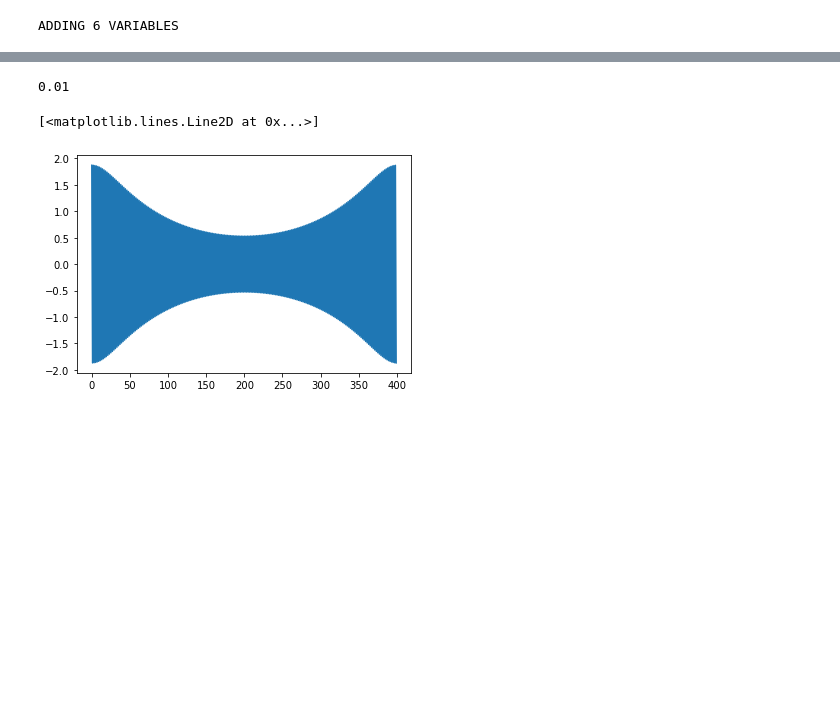
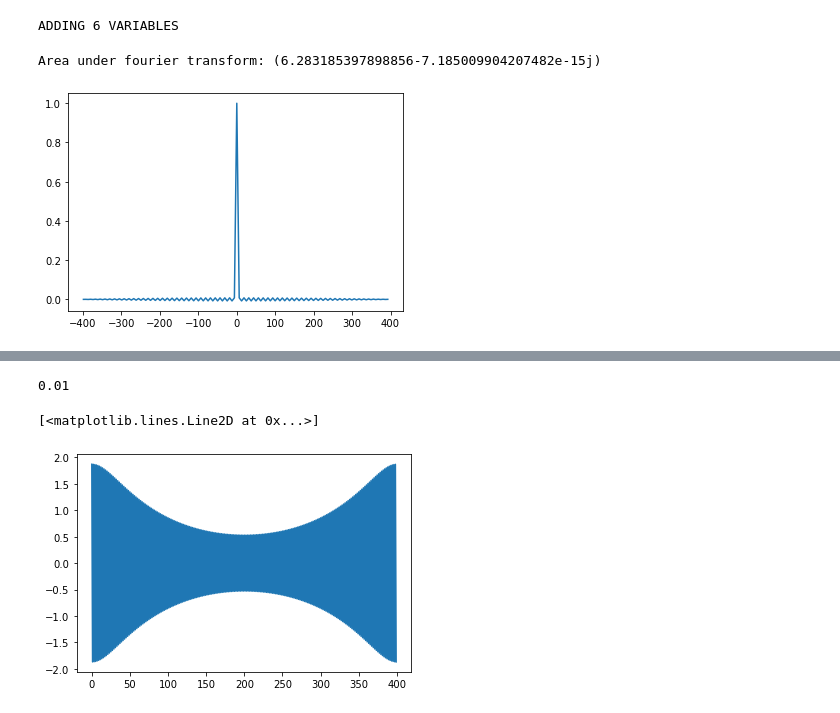
Before and after one commit to jlcbrown/FFT_hypoexp_comp, a Jupyter notebook: FFT_computation_testing.ipynb, the cells around one changed output, grey strips where cells are left out. Drawn from its saved outputs; the diff is of its cells as text; code cells hidden in the pictures; blank space fills up the shorter version.

Commit message:
Add continuous FT calculator

```diff
--- a/FFT_computation_testing.ipynb
+++ b/FFT_computation_testing.ipynb
@@ -51,3 +53,57 @@ def bihypoexponential_fourier_outputs_trunc(evalMax, evaluations,evalWidth):
 
 
 #print(numpy.fft.fft(biexponential_fourier_outputs(fftEvaluationMax, fftEvaluationWidth)))
+# %%
+"""
+Understand FFT normalization and scale
+"""
+N = 128
+assert np.amax(np.fft.fft(np.ones(N))) == N # This is equiv to sum on phase times amp
+assert np.amax(np.fft.ifft(np.ones(N))) == 1 # This is 1/N times sum on phase times amp
+
+def t_from_x(x):
+    """
+    Get corresponding fourier sample points assuming even spacing
+    """
+    N = len(x)
+    dx = x[1] - x[0]
+    t = np.arange(-1 / (2 * dx), 1 / (2 * dx), 1 / (N * dx)) * math.tau
+    return(t)
+
+def cont_ft(x, t, f, mode):
+    """
+    Perform a continuous fourier transform the slow way (for checking answers)
+
+    Args:
+        x: Sample points in density domain
+        t: Sample points in characteristic function domain
+        f: Function to transform, evaluated at each of the samples
+        mode: Direction of the transform
+    """
+    if mode == "dens_to_char":
+        exp = np.exp(1.0j * np.outer(t, x))
+        prefac = 1
+        d = x
+    elif mode == "char_to_dens":
+        exp = np.exp(-1.0j * np.outer(x, t))
+        prefac = 1 / math.tau
+        d = t
+    else:
+        raise ValueError(f"'{mode}' is not a valid mode")
+
+    integr = prefac * exp * f
+    fhat = np.trapz(integr, d, axis=1)
+
+    return(fhat)
+
+x = np.linspace(-0.5, 0.5, num=N)
+t = t_from_x(x)
+f = np.ones(N)
+
+fhat = cont_ft(x, t, f, "dens_to_char")
+
+plt.plot(t, np.real(fhat))
+print(f"Area under fourier transform: {np.trapz(fhat, t)}") # Should be approx tau
+# %% [output]
+Area under fourier transform: (6.283185397898856-7.185009904207482e-15j)
+[figure, added]
```
Also changed, not shown: parts of 7 cells of this notebook.
